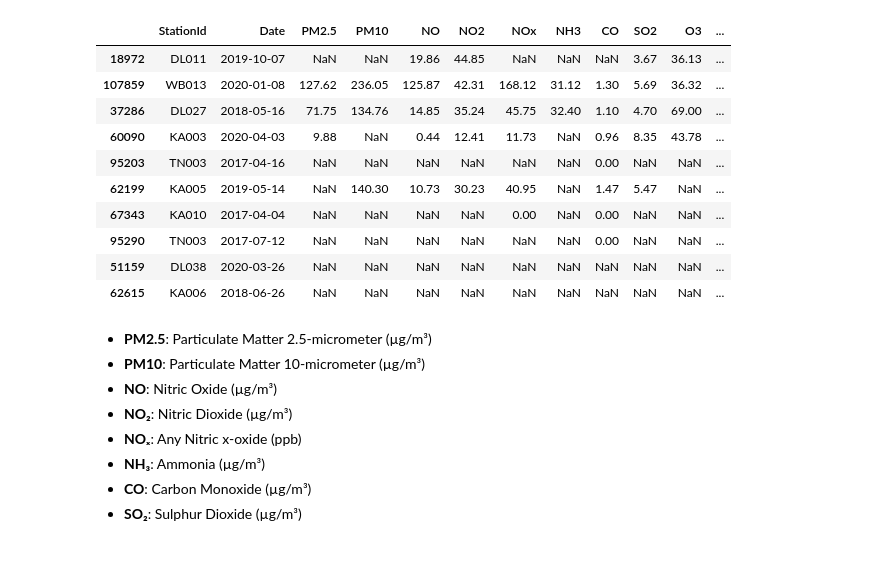
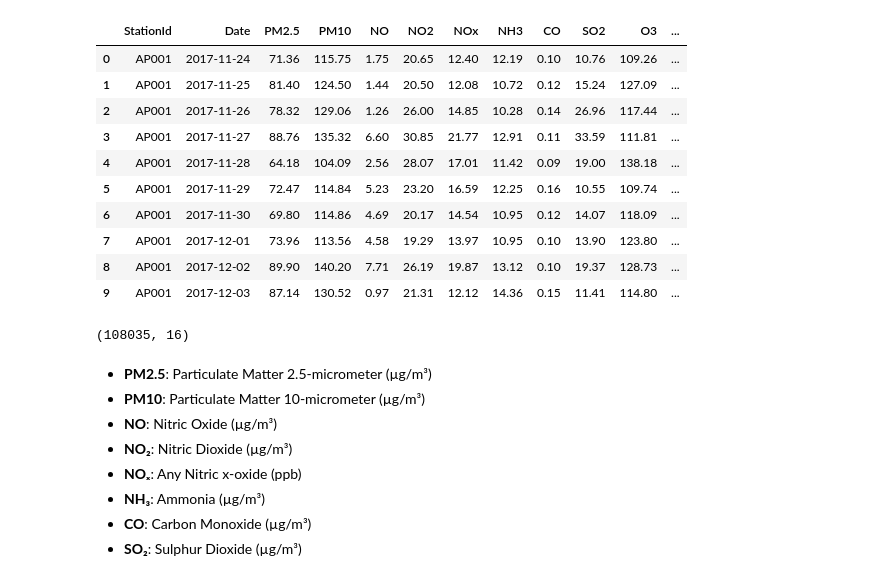
Before and after one commit to S-Nrupendra/Air-Quality-Index-Data-Science-Project, a Jupyter notebook: EDA.ipynb, the cells around one changed output. Cells and saved outputs as stored; diff of their text form; code cells hidden in the pictures.

```diff
--- a/sample.ipynb
+++ b/EDA.ipynb
@@ -5,20 +5,24 @@ import matplotlib.pyplot as plt
 # %%
 df = pd.read_csv('station_day.csv\station_day.csv')
 st = pd.read_csv('station_day.csv\stations.csv')
 
-df.sample(10)
+df.head(10)
 # %% [output]
 |  | StationId | Date | PM2.5 | PM10 | NO | NO2 | NOx | NH3 | CO | SO2 | O3 | ... |
-| 18972 | DL011 | 2019-10-07 | NaN | NaN | 19.86 | 44.85 | NaN | NaN | NaN | 3.67 | 36.13 | ... |
-| 107859 | WB013 | 2020-01-08 | 127.62 | 236.05 | 125.87 | 42.31 | 168.12 | 31.12 | 1.30 | 5.69 | 36.32 | ... |
-| 37286 | DL027 | 2018-05-16 | 71.75 | 134.76 | 14.85 | 35.24 | 45.75 | 32.40 | 1.10 | 4.70 | 69.00 | ... |
-| 60090 | KA003 | 2020-04-03 | 9.88 | NaN | 0.44 | 12.41 | 11.73 | NaN | 0.96 | 8.35 | 43.78 | ... |
-| 95203 | TN003 | 2017-04-16 | NaN | NaN | NaN | NaN | NaN | NaN | 0.00 | NaN | NaN | ... |
-| 62199 | KA005 | 2019-05-14 | NaN | 140.30 | 10.73 | 30.23 | 40.95 | NaN | 1.47 | 5.47 | NaN | ... |
-| 67343 | KA010 | 2017-04-04 | NaN | NaN | NaN | NaN | 0.00 | NaN | 0.00 | NaN | NaN | ... |
-| 95290 | TN003 | 2017-07-12 | NaN | NaN | NaN | NaN | NaN | NaN | 0.00 | NaN | NaN | ... |
-| 51159 | DL038 | 2020-03-26 | NaN | NaN | NaN | NaN | NaN | NaN | NaN | NaN | NaN | ... |
-| 62615 | KA006 | 2018-06-26 | NaN | NaN | NaN | NaN | NaN | NaN | NaN | NaN | NaN | ... |
+| 0 | AP001 | 2017-11-24 | 71.36 | 115.75 | 1.75 | 20.65 | 12.40 | 12.19 | 0.10 | 10.76 | 109.26 | ... |
+| 1 | AP001 | 2017-11-25 | 81.40 | 124.50 | 1.44 | 20.50 | 12.08 | 10.72 | 0.12 | 15.24 | 127.09 | ... |
+| 2 | AP001 | 2017-11-26 | 78.32 | 129.06 | 1.26 | 26.00 | 14.85 | 10.28 | 0.14 | 26.96 | 117.44 | ... |
+| 3 | AP001 | 2017-11-27 | 88.76 | 135.32 | 6.60 | 30.85 | 21.77 | 12.91 | 0.11 | 33.59 | 111.81 | ... |
+| 4 | AP001 | 2017-11-28 | 64.18 | 104.09 | 2.56 | 28.07 | 17.01 | 11.42 | 0.09 | 19.00 | 138.18 | ... |
+| 5 | AP001 | 2017-11-29 | 72.47 | 114.84 | 5.23 | 23.20 | 16.59 | 12.25 | 0.16 | 10.55 | 109.74 | ... |
+| 6 | AP001 | 2017-11-30 | 69.80 | 114.86 | 4.69 | 20.17 | 14.54 | 10.95 | 0.12 | 14.07 | 118.09 | ... |
+| 7 | AP001 | 2017-12-01 | 73.96 | 113.56 | 4.58 | 19.29 | 13.97 | 10.95 | 0.10 | 13.90 | 123.80 | ... |
+| 8 | AP001 | 2017-12-02 | 89.90 | 140.20 | 7.71 | 26.19 | 19.87 | 13.12 | 0.10 | 19.37 | 128.73 | ... |
+| 9 | AP001 | 2017-12-03 | 87.14 | 130.52 | 0.97 | 21.31 | 12.12 | 14.36 | 0.15 | 11.41 | 114.80 | ... |
+# %%
+df.shape
+# %% [output]
+(108035, 16)
 # %% [markdown]
 - **PM2.5**: Particulate Matter 2.5-micrometer (µg/m³)
 - **PM10**: Particulate Matter 10-micrometer (µg/m³)
```
Also changed, not shown: parts of 6 cells of this notebook.
